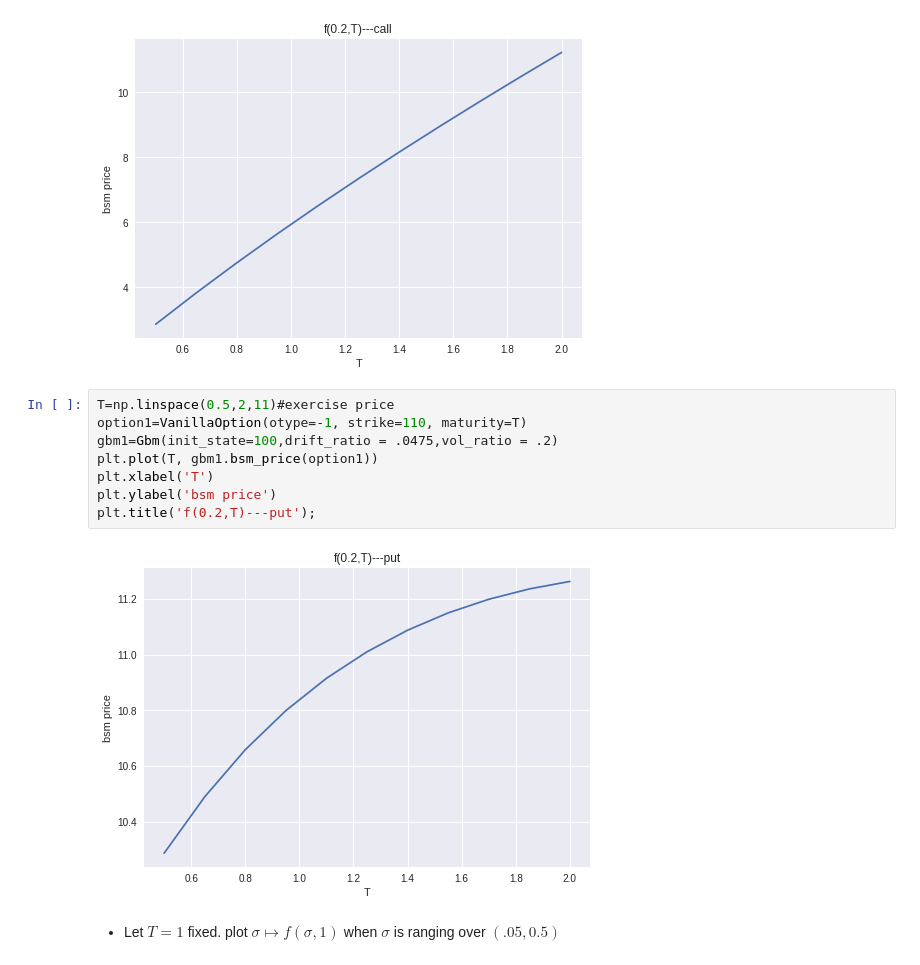
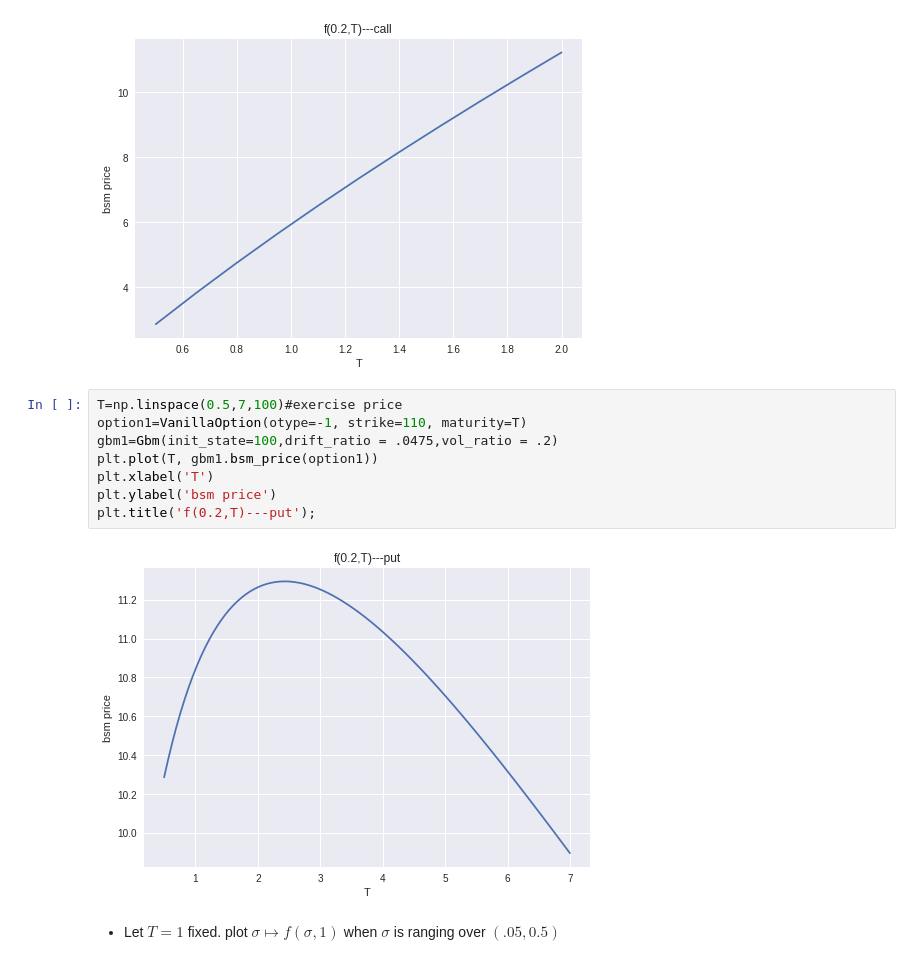
Before and after one commit to 19ma573ZiyueNie/19ma573ZiyueNie, a Jupyter notebook: src/hw3_3.ipynb, the cells around one changed output. Saved outputs shown, nothing was run; the diff lists cells and outputs as text.

```diff
--- a/src/hw3_3.ipynb
+++ b/src/hw3_3.ipynb
@@ -88,15 +88,15 @@ plt.title('f(0.2,T)---call');
 # %% [output]
 [figure]
 # %%
-T=np.linspace(0.5,2,11)#exercise price
+T=np.linspace(0.5,7,100)#exercise price
 option1=VanillaOption(otype=-1, strike=110, maturity=T)
 gbm1=Gbm(init_state=100,drift_ratio = .0475,vol_ratio = .2)
 plt.plot(T, gbm1.bsm_price(option1))
 plt.xlabel('T')
 plt.ylabel('bsm price')
 plt.title('f(0.2,T)---put');
 # %% [output]
-[figure, old version]
+[figure, new version]
 # %% [markdown]
 - Let $T = 1$ fixed. plot $\sigma \mapsto f(\sigma, 1)$ when $\sigma$ is ranging over $(.05, 0.5)$
 # %%
```
Also changed, not shown: parts of 2 cells of this notebook.
